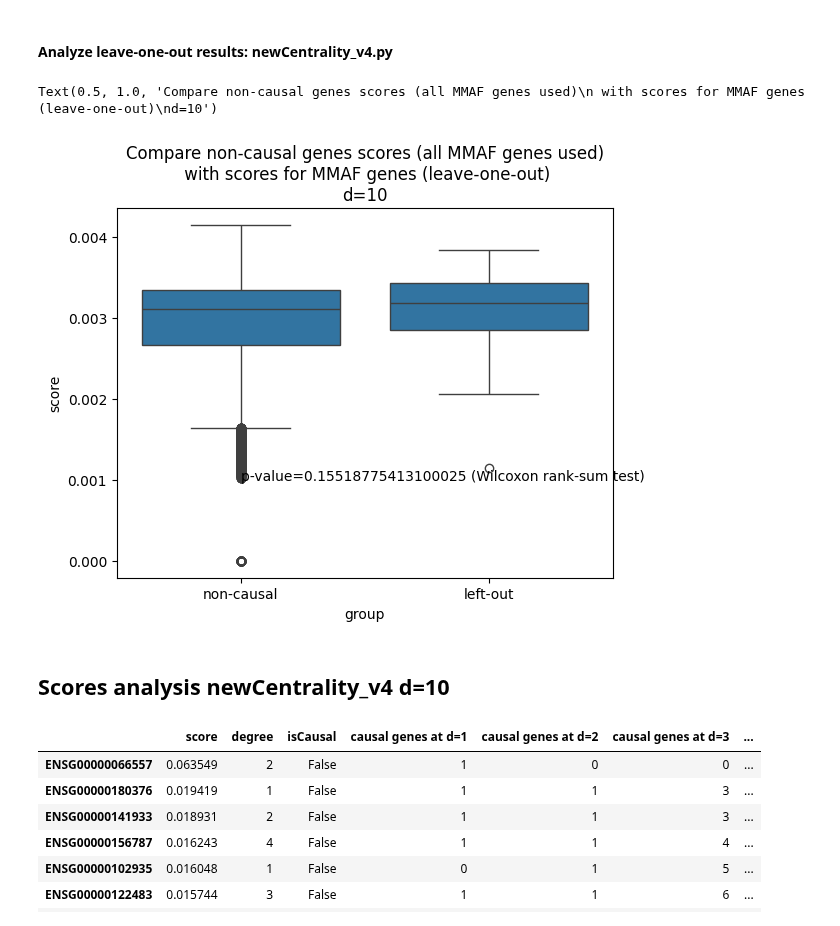
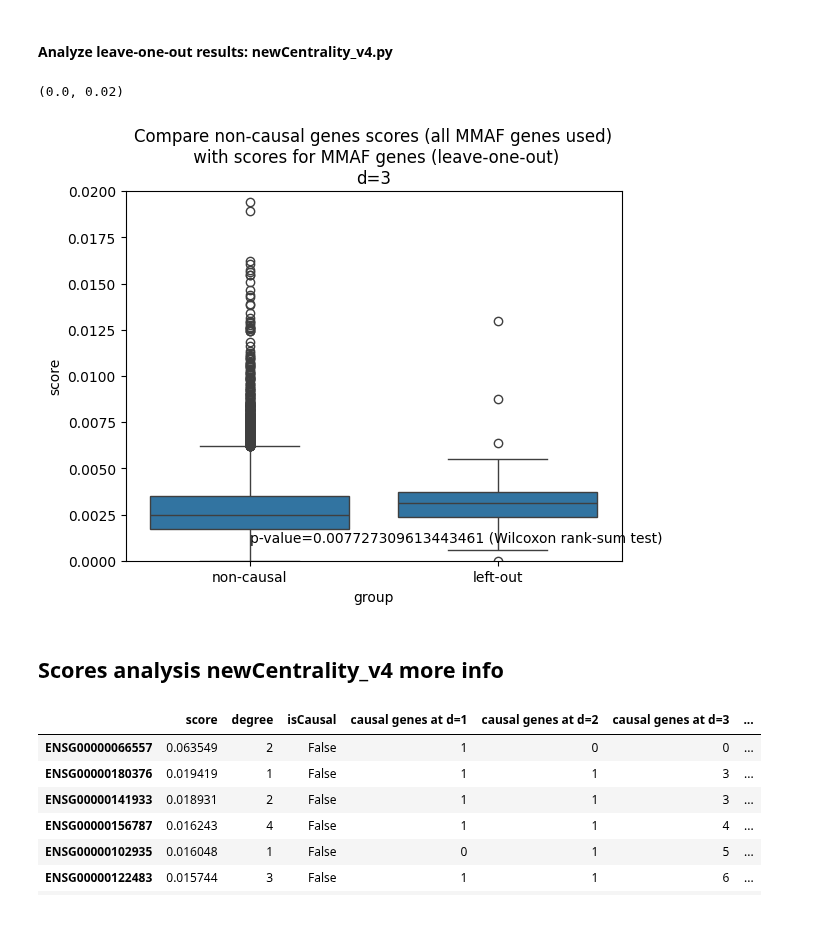
Before and after one commit to jjjk123/grexome-TIMC-Secondary-interactome, a Jupyter notebook: Interactome/jupyter_notebooks/analyze_scores_newCentrality_v4.ipynb, the cells around one changed output. Cells and saved outputs as stored; diff of their text form; code cells hidden in the pictures.

```diff
--- a/Interactome/jupyter_notebooks/analyze_scores_newCentrality_v4.ipynb
+++ b/Interactome/jupyter_notebooks/analyze_scores_newCentrality_v4.ipynb
@@ -127,16 +129,17 @@ Longest distance between MMAF and non-MMAF gene: 10
 # %%
-scores = parse_scores("/home/kubicaj/calc/output/scores_d10_alpha01.tsv", causal_genes)
+scores = parse_scores(f"/home/kubicaj/calc/output/scores_d{d}_alpha01.tsv", causal_genes)
 # %%
-scores_left_out = parse_leave_one_out("/home/kubicaj/calc/output/leave_one_out_d10_alpha01/left_out_scores.tsv")
+scores_left_out = parse_leave_one_out(f"/home/kubicaj/calc/output/leave_one_out_d{d}_alpha01/left_out_scores.tsv")
 # %%
 df_compare, p_value = concatenate_scores(scores, scores_left_out)
 # %%
 # plot
 seaborn.boxplot(data=df_compare, x='group', y='score')
 matplotlib.pyplot.text(0, 0.001, s=f"p-value={p_value} (Wilcoxon rank-sum test)")
-matplotlib.pyplot.title(f"Compare non-causal genes scores (all {PHENOTYPE} genes used)\n with scores for {PHENOTYPE} genes (leave-one-out)\nd=10")
+matplotlib.pyplot.title(f"Compare non-causal genes scores (all {PHENOTYPE} genes used)\n with scores for {PHENOTYPE} genes (leave-one-out)\nd={d}")
+matplotlib.pyplot.ylim(0, 0.02)
 # %% [output]
-Text(0.5, 1.0, 'Compare non-causal genes scores (all MMAF genes used)\n with scores for MMAF genes (leave-one-out)\nd=10')
+(0.0, 0.02)
-[figure, old version]
+[figure, new version]
 # %% [markdown]
-## Scores analysis newCentrality_v4 d=10
+## Scores analysis newCentrality_v4 more info
```
Also changed, not shown: parts of 3 cells of this notebook, 8 other files.
